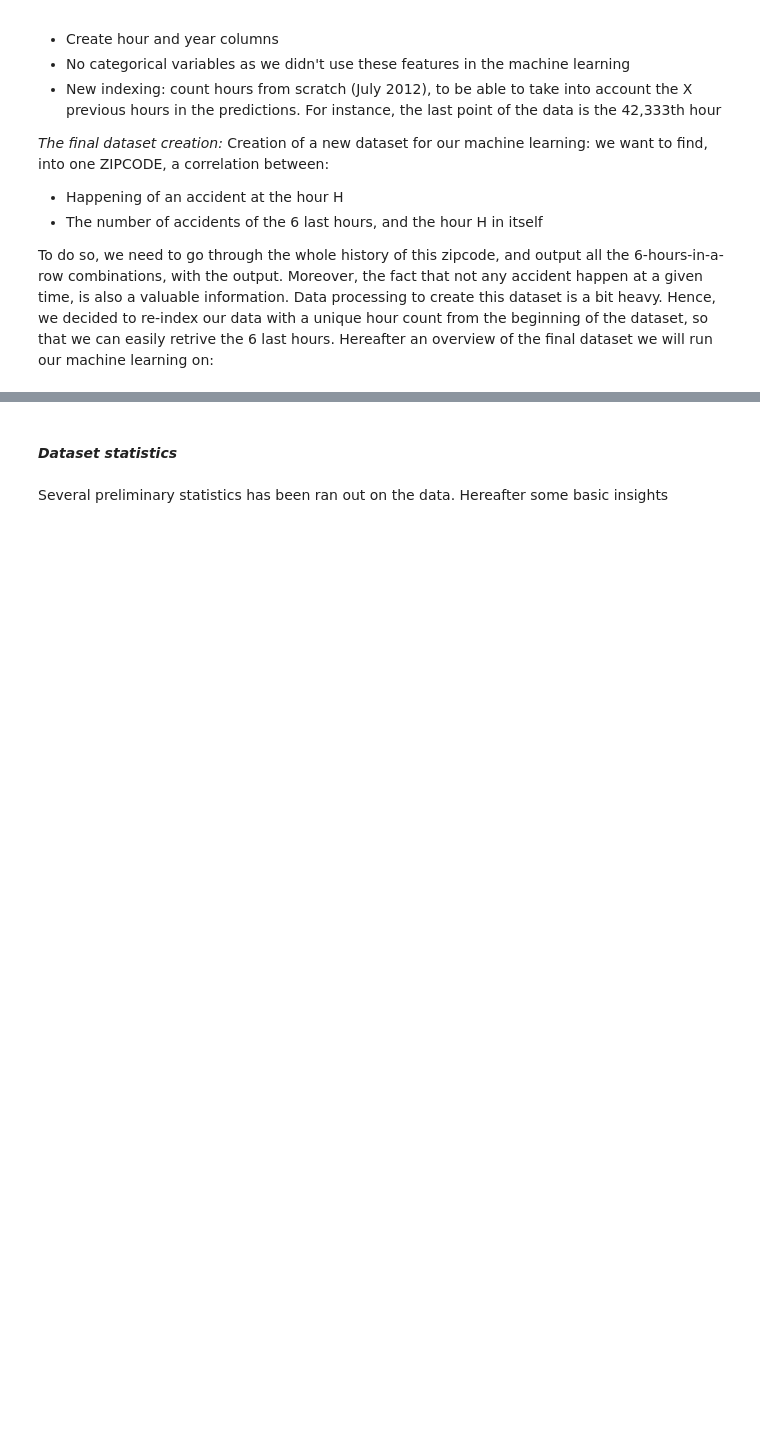
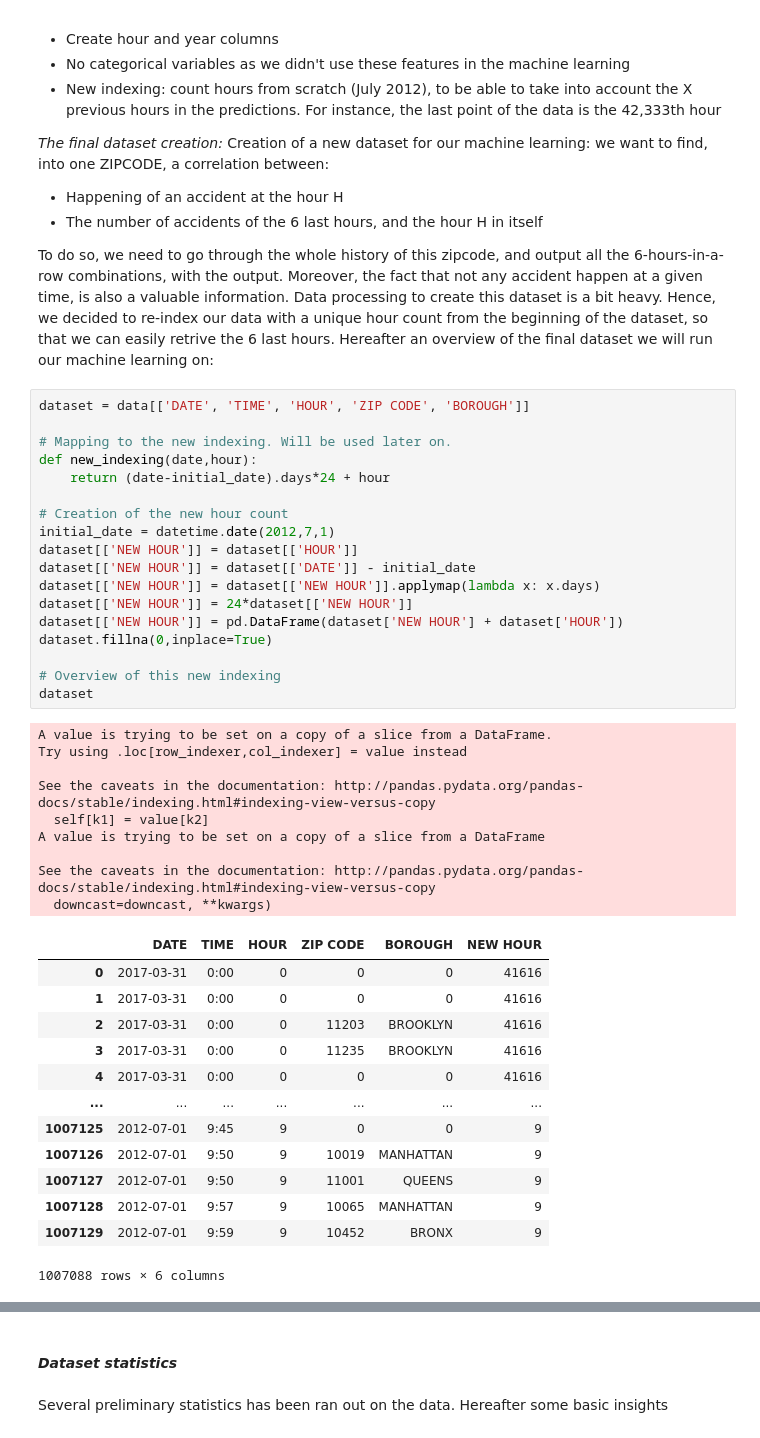
Before and after one commit to tremy2/SocialData, a Jupyter notebook: Explanatory-notebook.ipynb, the cells around one changed output, grey strips where cells are left out. Cells and saved outputs as stored; diff of their text form; blank space fills up the shorter version.

```diff
--- a/Explanatory-notebook.ipynb
+++ b/Explanatory-notebook.ipynb
@@ -76,4 +92,45 @@ Creation of a new dataset for our machine learning: we want to find, into one ZI
 - The number of accidents of the 6 last hours, and the hour H in itself
 
 To do so, we need to go through the whole history of this zipcode, and output all the 6-hours-in-a-row combinations, with the output. Moreover, the fact that not any accident happen at a given time, is also a valuable information. Data processing to create this dataset is a bit heavy. Hence, we decided to re-index our data with a unique hour count from the beginning of the dataset, so that we can easily retrive the 6 last hours. Hereafter an overview of the final dataset we will run our machine learning on:
+# %%
+dataset = data[['DATE', 'TIME', 'HOUR', 'ZIP CODE', 'BOROUGH']]
+
+# Mapping to the new indexing. Will be used later on.
+def new_indexing(date,hour):
+    return (date-initial_date).days*24 + hour
+
+# Creation of the new hour count
+initial_date = datetime.date(2012,7,1)
+dataset[['NEW HOUR']] = dataset[['HOUR']]
+dataset[['NEW HOUR']] = dataset[['DATE']] - initial_date
+dataset[['NEW HOUR']] = dataset[['NEW HOUR']].applymap(lambda x: x.days)
+dataset[['NEW HOUR']] = 24*dataset[['NEW HOUR']]
+dataset[['NEW HOUR']] = pd.DataFrame(dataset['NEW HOUR'] + dataset['HOUR'])
+dataset.fillna(0,inplace=True)
+
+# Overview of this new indexing
+dataset
+# %% [output]
+A value is trying to be set on a copy of a slice from a DataFrame.
+Try using .loc[row_indexer,col_indexer] = value instead
+
+See the caveats in the documentation: http://pandas.pydata.org/pandas-docs/stable/indexing.html#indexing-view-versus-copy
+  self[k1] = value[k2]
+A value is trying to be set on a copy of a slice from a DataFrame
+
+See the caveats in the documentation: http://pandas.pydata.org/pandas-docs/stable/indexing.html#indexing-view-versus-copy
+  downcast=downcast, **kwargs)
+|  | DATE | TIME | HOUR | ZIP CODE | BOROUGH | NEW HOUR |
+| 0 | 2017-03-31 | 0:00 | 0 | 0 | 0 | 41616 |
+| 1 | 2017-03-31 | 0:00 | 0 | 0 | 0 | 41616 |
+| 2 | 2017-03-31 | 0:00 | 0 | 11203 | BROOKLYN | 41616 |
+| 3 | 2017-03-31 | 0:00 | 0 | 11235 | BROOKLYN | 41616 |
+| 4 | 2017-03-31 | 0:00 | 0 | 0 | 0 | 41616 |
+| ... | ... | ... | ... | ... | ... | ... |
+| 1007125 | 2012-07-01 | 9:45 | 9 | 0 | 0 | 9 |
+| 1007126 | 2012-07-01 | 9:50 | 9 | 10019 | MANHATTAN | 9 |
+| 1007127 | 2012-07-01 | 9:50 | 9 | 11001 | QUEENS | 9 |
+| 1007128 | 2012-07-01 | 9:57 | 9 | 10065 | MANHATTAN | 9 |
+| 1007129 | 2012-07-01 | 9:59 | 9 | 10452 | BRONX | 9 |
+1007088 rows × 6 columns
 # %%
```
Also changed, not shown: parts of 36 cells of this notebook, 2 other files.
